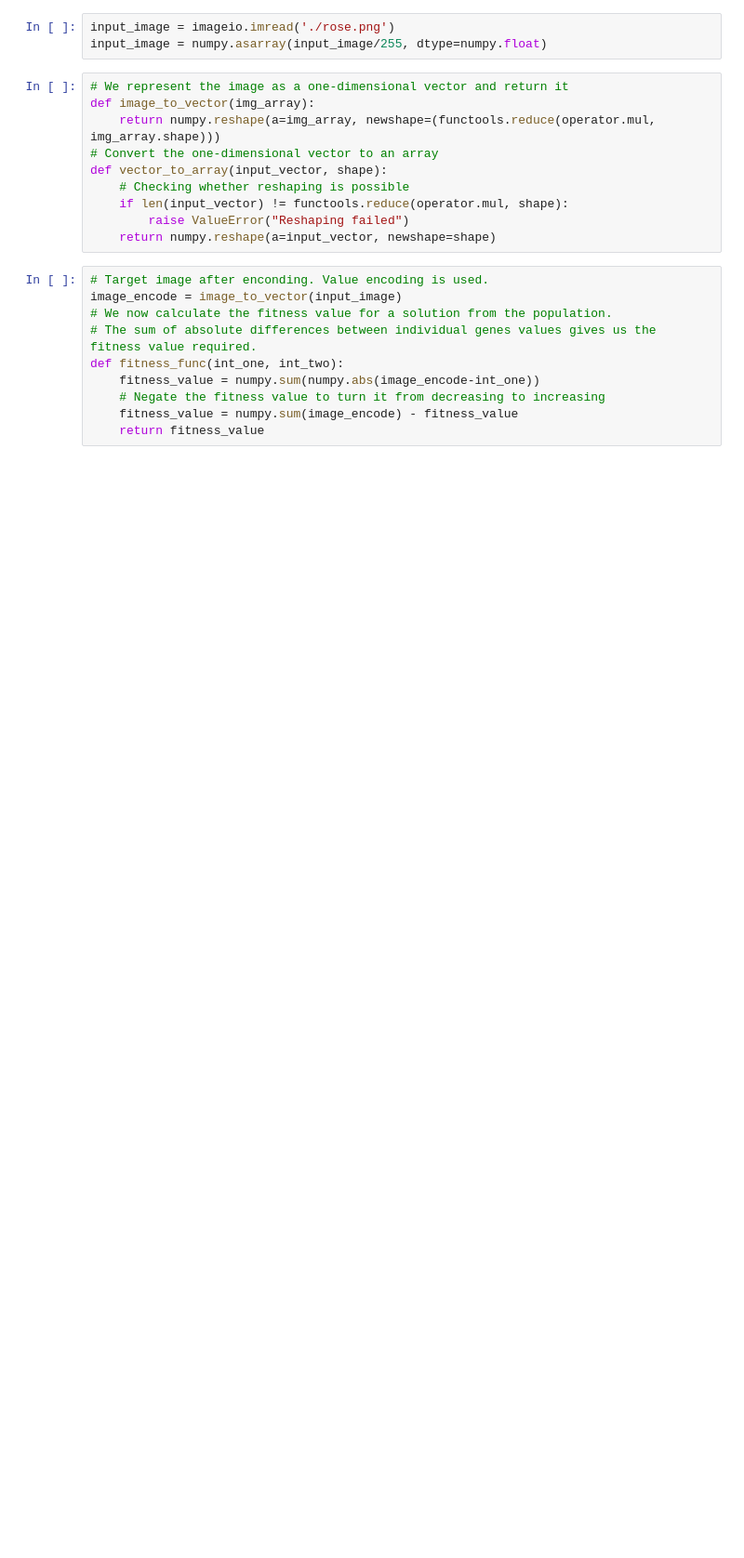
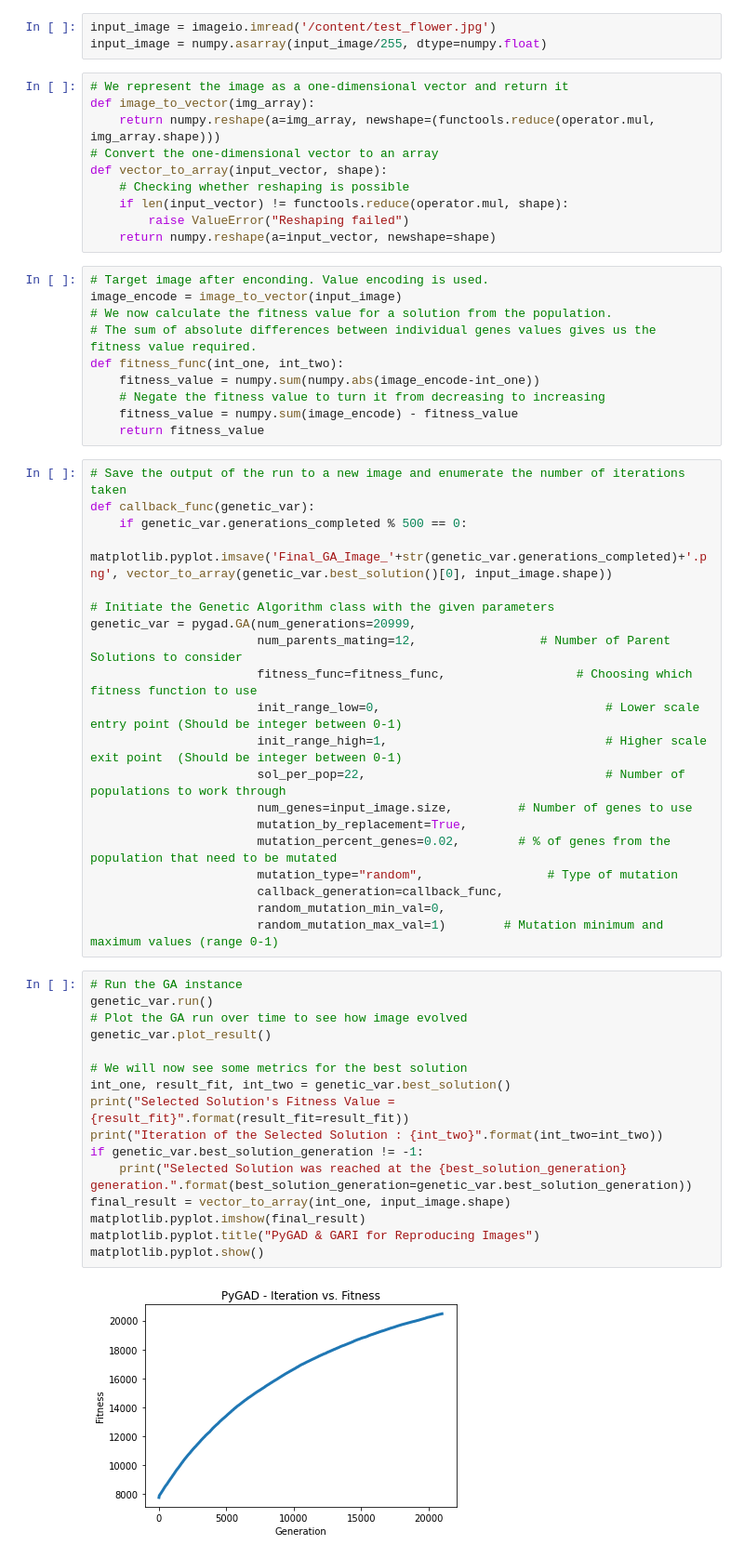
Before and after one commit to rjrahul24/ga-reinforcement-learning-image-restoration, a Jupyter notebook: Genetic_Algorithm_for_Image_Reconstruction.ipynb, the cells around one changed output. Shown at 93% size. Drawn from its saved outputs; the diff is of its cells as text; blank space fills up the shorter version.

```diff
--- a/Genetic_Algorithm_for_Image_Reconstruction.ipynb
+++ b/Genetic_Algorithm_for_Image_Reconstruction.ipynb
@@ -29,7 +24,7 @@ import matplotlib.pyplot
 import imageio
 import pygad
 # %%
-input_image = imageio.imread('./rose.png')
+input_image = imageio.imread('/content/test_flower.jpg')
 input_image = numpy.asarray(input_image/255, dtype=numpy.float)
 # %%
 # We represent the image as a one-dimensional vector and return it
@@ -51,3 +46,41 @@ def fitness_func(int_one, int_two):
     # Negate the fitness value to turn it from decreasing to increasing
     fitness_value = numpy.sum(image_encode) - fitness_value
     return fitness_value
+# %%
+# Save the output of the run to a new image and enumerate the number of iterations taken
+def callback_func(genetic_var):
+    if genetic_var.generations_completed % 500 == 0:
+        matplotlib.pyplot.imsave('Final_GA_Image_'+str(genetic_var.generations_completed)+'.png', vector_to_array(genetic_var.best_solution()[0], input_image.shape))
+
+# Initiate the Genetic Algorithm class with the given parameters
+genetic_var = pygad.GA(num_generations=20999,
+                       num_parents_mating=12,                 # Number of Parent Solutions to consider
+                       fitness_func=fitness_func,                  # Choosing which fitness function to use
+                       init_range_low=0,                               # Lower scale entry point (Should be integer between 0-1)
+                       init_range_high=1,                              # Higher scale exit point  (Should be integer between 0-1)
+                       sol_per_pop=22,                                 # Number of populations to work through
+                       num_genes=input_image.size,         # Number of genes to use
+                       mutation_by_replacement=True,
+                       mutation_percent_genes=0.02,        # % of genes from the population that need to be mutated
+                       mutation_type="random",                 # Type of mutation
+                       callback_generation=callback_func,
+                       random_mutation_min_val=0,
+                       random_mutation_max_val=1)        # Mutation minimum and maximum values (range 0-1)
+# %%
+# Run the GA instance
+genetic_var.run()
+# Plot the GA run over time to see how image evolved
+genetic_var.plot_result()
+
+# We will now see some metrics for the best solution
+int_one, result_fit, int_two = genetic_var.best_solution()
+print("Selected Solution's Fitness Value = {result_fit}".format(result_fit=result_fit))
+print("Iteration of the Selected Solution : {int_two}".format(int_two=int_two))
+if genetic_var.best_solution_generation != -1:
+    print("Selected Solution was reached at the {best_solution_generation} generation.".format(best_solution_generation=genetic_var.best_solution_generation))
+final_result = vector_to_array(int_one, input_image.shape)
+matplotlib.pyplot.imshow(final_result)
+matplotlib.pyplot.title("PyGAD & GARI for Reproducing Images")
+matplotlib.pyplot.show()
+# %% [output]
+[figure, added]
```
Also changed, not shown: parts of 4 cells of this notebook.
